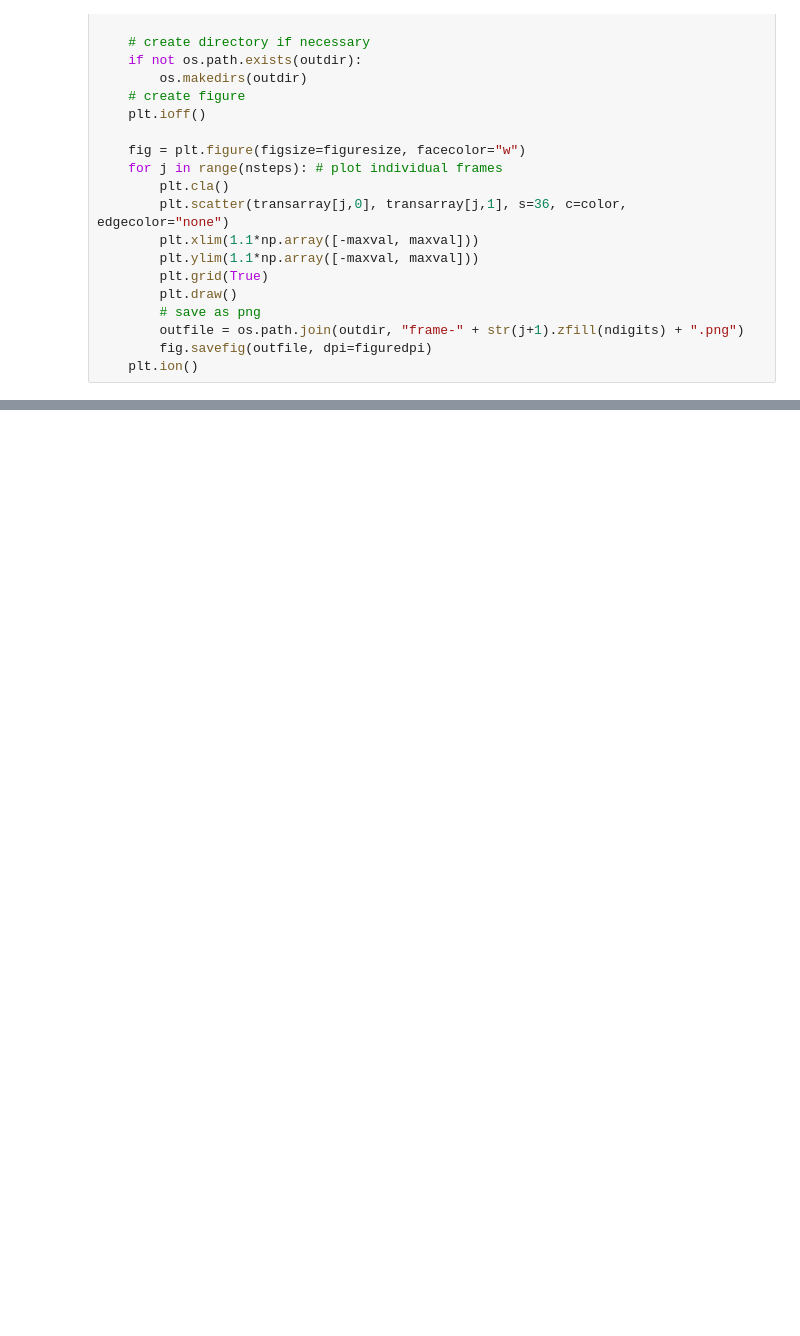
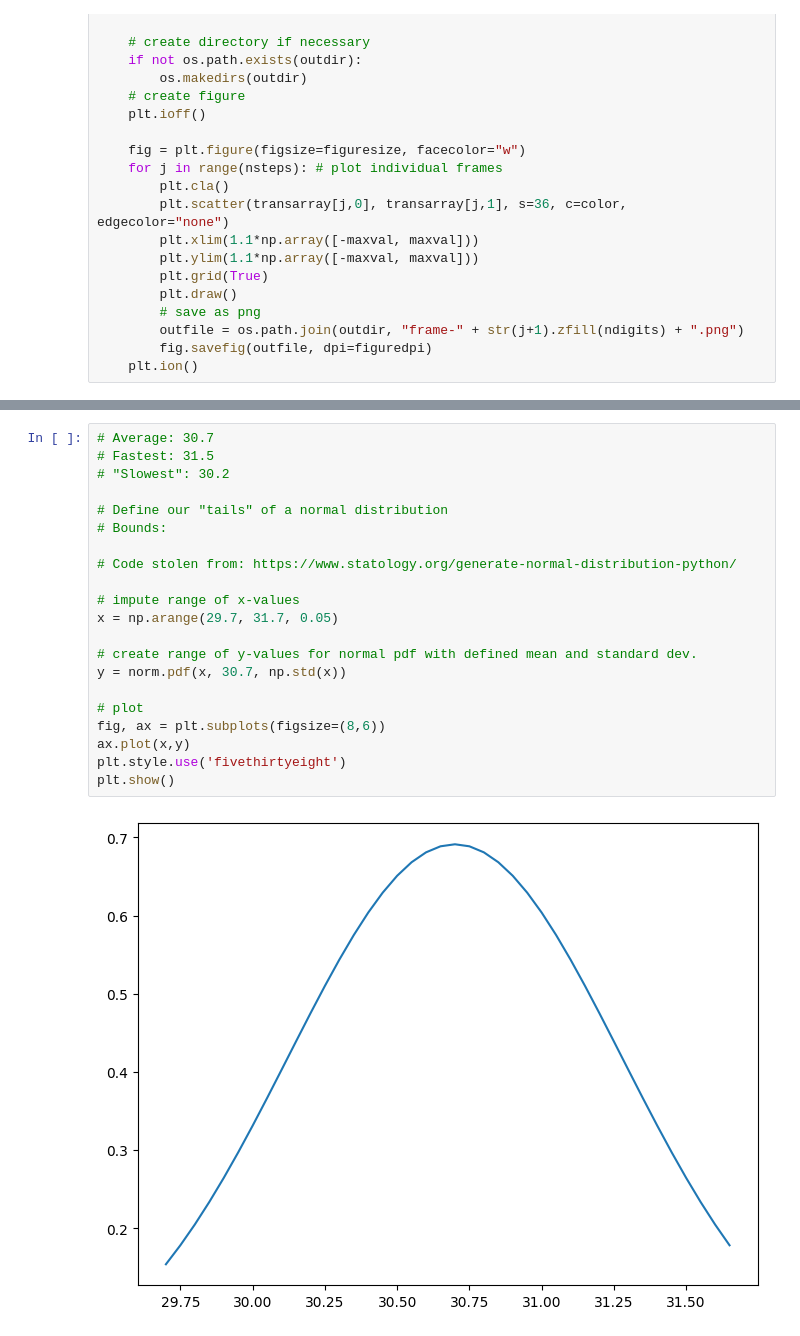
Before and after one commit to joshsalce/Speed_ISO, a Jupyter notebook: Exploratory.ipynb, the cells around one changed output, grey strips where cells are left out. Drawn from its saved outputs; the diff is of its cells as text; blank space fills up the shorter version.

```diff
--- a/Exploratory.ipynb
+++ b/Exploratory.ipynb
@@ -336,0 +484,23 @@ speed_data22
+# %%
+# Average: 30.7
+# Fastest: 31.5
+# "Slowest": 30.2
+
+# Define our "tails" of a normal distribution
+# Bounds:
+
+# Code stolen from: https://www.statology.org/generate-normal-distribution-python/
+
+# impute range of x-values
+x = np.arange(29.7, 31.7, 0.05)
+
+# create range of y-values for normal pdf with defined mean and standard dev.
+y = norm.pdf(x, 30.7, np.std(x))
+
+# plot
+fig, ax = plt.subplots(figsize=(8,6))
+ax.plot(x,y)
+plt.style.use('fivethirtyeight')
+plt.show()
+# %% [output]
+[figure, added]
```
Also changed, not shown: parts of 86 cells of this notebook.
